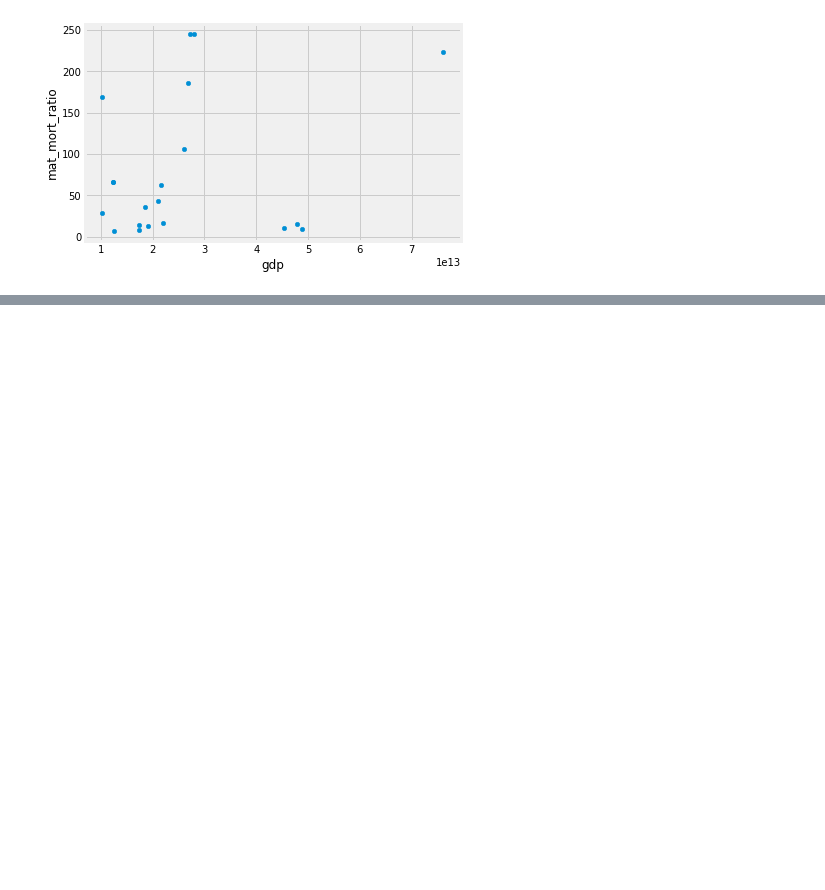
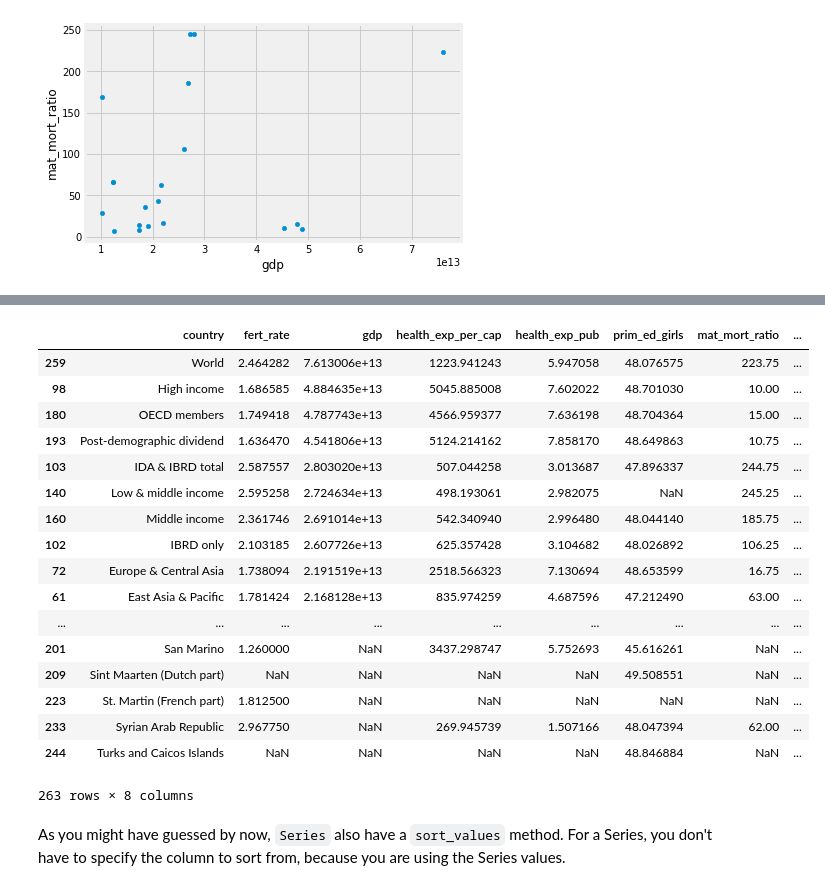
Before and after one commit to matthew-brett/dsfe, a Jupyter notebook: notebooks/04/data_frame_intro.ipynb, the cells around one changed output, grey strips where cells are left out. Drawn from its saved outputs; the diff is of its cells as text; code cells hidden in the pictures; blank space fills up the shorter version.

Commit message:
Introduce head and sort_values

```diff
--- a/notebooks/04/data_frame_intro.ipynb
+++ b/notebooks/04/data_frame_intro.ipynb
@@ -316,0 +398,23 @@ rich_gender_data.plot.scatter('gdp', 'mat_mort_ratio')
+# %%
+gender_data.sort_values('gdp', ascending=False)
+# %% [output]
+|  | country | fert_rate | gdp | health_exp_per_cap | health_exp_pub | prim_ed_girls | mat_mort_ratio | ... |
+| 259 | World | 2.464282 | 7.613006e+13 | 1223.941243 | 5.947058 | 48.076575 | 223.75 | ... |
+| 98 | High income | 1.686585 | 4.884635e+13 | 5045.885008 | 7.602022 | 48.701030 | 10.00 | ... |
+| 180 | OECD members | 1.749418 | 4.787743e+13 | 4566.959377 | 7.636198 | 48.704364 | 15.00 | ... |
+| 193 | Post-demographic dividend | 1.636470 | 4.541806e+13 | 5124.214162 | 7.858170 | 48.649863 | 10.75 | ... |
+| 103 | IDA & IBRD total | 2.587557 | 2.803020e+13 | 507.044258 | 3.013687 | 47.896337 | 244.75 | ... |
+| 140 | Low & middle income | 2.595258 | 2.724634e+13 | 498.193061 | 2.982075 | NaN | 245.25 | ... |
+| 160 | Middle income | 2.361746 | 2.691014e+13 | 542.340940 | 2.996480 | 48.044140 | 185.75 | ... |
+| 102 | IBRD only | 2.103185 | 2.607726e+13 | 625.357428 | 3.104682 | 48.026892 | 106.25 | ... |
+| 72 | Europe & Central Asia | 1.738094 | 2.191519e+13 | 2518.566323 | 7.130694 | 48.653599 | 16.75 | ... |
+| 61 | East Asia & Pacific | 1.781424 | 2.168128e+13 | 835.974259 | 4.687596 | 47.212490 | 63.00 | ... |
+| ... | ... | ... | ... | ... | ... | ... | ... | ... |
+| 201 | San Marino | 1.260000 | NaN | 3437.298747 | 5.752693 | 45.616261 | NaN | ... |
+| 209 | Sint Maarten (Dutch part) | NaN | NaN | NaN | NaN | 49.508551 | NaN | ... |
+| 223 | St. Martin (French part) | 1.812500 | NaN | NaN | NaN | NaN | NaN | ... |
+| 233 | Syrian Arab Republic | 2.967750 | NaN | 269.945739 | 1.507166 | 48.047394 | 62.00 | ... |
+| 244 | Turks and Caicos Islands | NaN | NaN | NaN | NaN | 48.846884 | NaN | ... |
+263 rows × 8 columns
+# %% [markdown]
+As you might have guessed by now, `Series` also have a `sort_values` method.  For a Series, you don't have to specify the column to sort from, because you are using the Series values.
```
Also changed, not shown: parts of 31 cells of this notebook, 1 other file.
